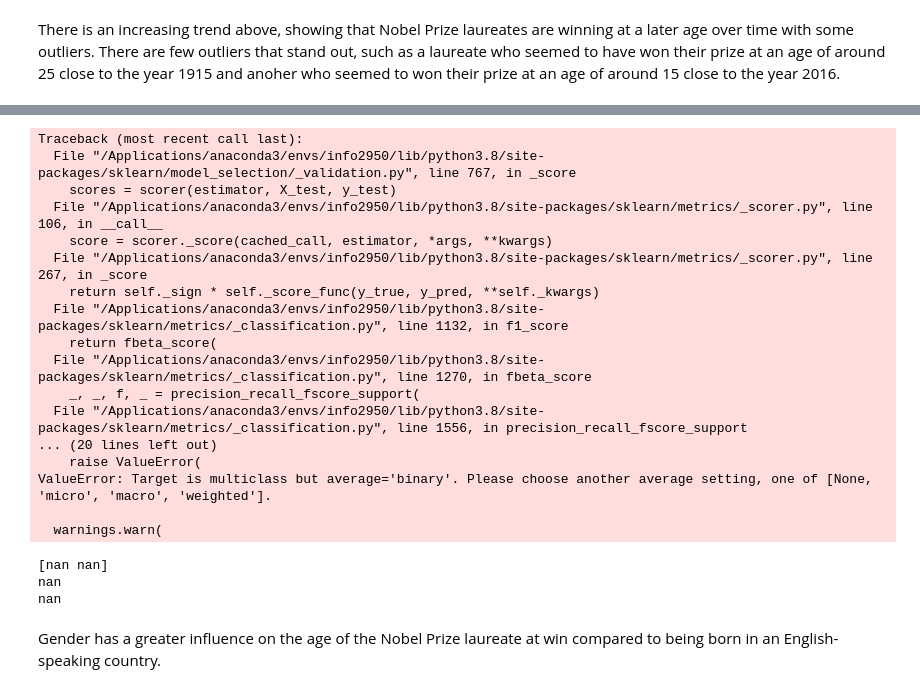
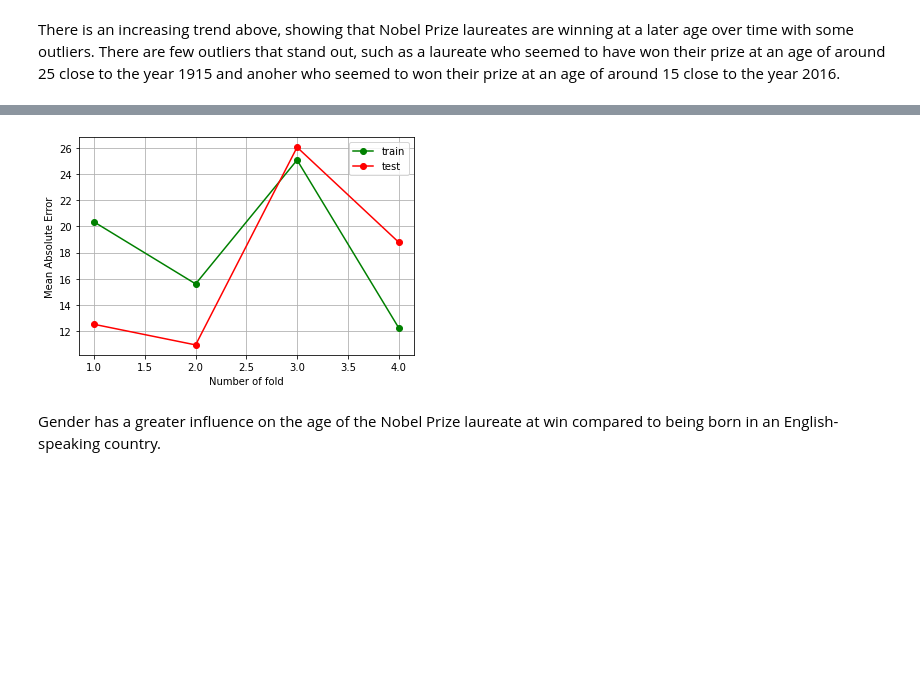
Before and after one commit to qbello22/2950-Project, a Jupyter notebook: Nobel Laureates - Phase IV.ipynb, the cells around one changed output, grey strips where cells are left out. Drawn from its saved outputs; the diff is of its cells as text; code cells hidden in the pictures; blank space fills up the shorter version.

Commit message:
Worked on two models for Hypo 1

```diff
--- a/Nobel Laureates - Phase IV.ipynb
+++ b/Nobel Laureates - Phase IV.ipynb
@@ -213,30 +259,41 @@ The MAE of the testing set is: 11.559525071773452
 # %%
-fold = KFold(n_splits = 2, shuffle = False)
-score = cross_val_score(estimator = LogisticRegression(), X = nobel_data[['anglosphere','gender_binary']], y = nobel_data["age"], cv = fold, scoring = 'f1')
-print(score)
-print(np.mean(score))
-print(np.std(score))
+#fold = KFold(n_splits = 20, random_state = 1,shuffle = True)
+#score = cross_val_score(estimator = LogisticRegression(), X = nobel_data[['anglosphere','gender_binary']], y = nobel_data["age"], cv = fold, scoring = 'f1')
+#print(score)
+#print(np.mean(score))
+#print(np.std(score))
+features = ['anglosphere','gender_binary']
+for column in nobel_data.columns:
+    if column == 'anglosphere'and'gender_binary'and'share':
+        features.append(column)
+X = nobel_data[features]
+y = nobel_data['age']
+
+kf = KFold(n_splits=4)
+mae_train = []
+mae_test = []
+Y = nobel_data['age']
+for train_index, test_index in kf.split(X):
+
+   X_train, X_test = X.iloc[train_index], X.iloc[test_index]
+   y_train, y_test = y[train_index], y[test_index]
+   model = KNeighborsClassifier(n_neighbors=2)
+   model.fit(X_train, y_train)
+   y_train_pred = model.predict(X_train)
+   y_test_pred = model.predict(X_test)
+   mae_train.append(mean_absolute_error(y_train, y_train_pred))
+   mae_test.append(mean_absolute_error(y_test, y_test_pred))
+
+folds = range(1, kf.get_n_splits() + 1)
+pyplot.plot(folds, mae_train, 'o-', color='green', label='train')
+pyplot.plot(folds, mae_test, 'o-', color='red', label='test')
+pyplot.legend()
+pyplot.grid()
+pyplot.xlabel('Number of fold')
+pyplot.ylabel('Mean Absolute Error')
+pyplot.show()
 # %% [output]
-Traceback (most recent call last):
-  File "/Applications/anaconda3/envs/info2950/lib/python3.8/site-packages/sklearn/model_selection/_validation.py", line 767, in _score
-    scores = scorer(estimator, X_test, y_test)
-  File "/Applications/anaconda3/envs/info2950/lib/python3.8/site-packages/sklearn/metrics/_scorer.py", line 106, in __call__
-    score = scorer._score(cached_call, estimator, *args, **kwargs)
-  File "/Applications/anaconda3/envs/info2950/lib/python3.8/site-packages/sklearn/metrics/_scorer.py", line 267, in _score
-    return self._sign * self._score_func(y_true, y_pred, **self._kwargs)
-  File "/Applications/anaconda3/envs/info2950/lib/python3.8/site-packages/sklearn/metrics/_classification.py", line 1132, in f1_score
-    return fbeta_score(
-  File "/Applications/anaconda3/envs/info2950/lib/python3.8/site-packages/sklearn/metrics/_classification.py", line 1270, in fbeta_score
-    _, _, f, _ = precision_recall_fscore_support(
-  File "/Applications/anaconda3/envs/info2950/lib/python3.8/site-packages/sklearn/metrics/_classification.py", line 1556, in precision_recall_fscore_support
-... (20 lines left out)
-    raise ValueError(
-ValueError: Target is multiclass but average='binary'. Please choose another average setting, one of [None, 'micro', 'macro', 'weighted'].
-
-  warnings.warn(
-[nan nan]
-nan
-nan
+[figure, added]
 # %% [markdown]
 Gender has a greater influence on the age of the Nobel Prize laureate at win compared to being born in an English-speaking country.
 # %% [markdown]
```
Also changed, not shown: parts of 6 cells of this notebook.
